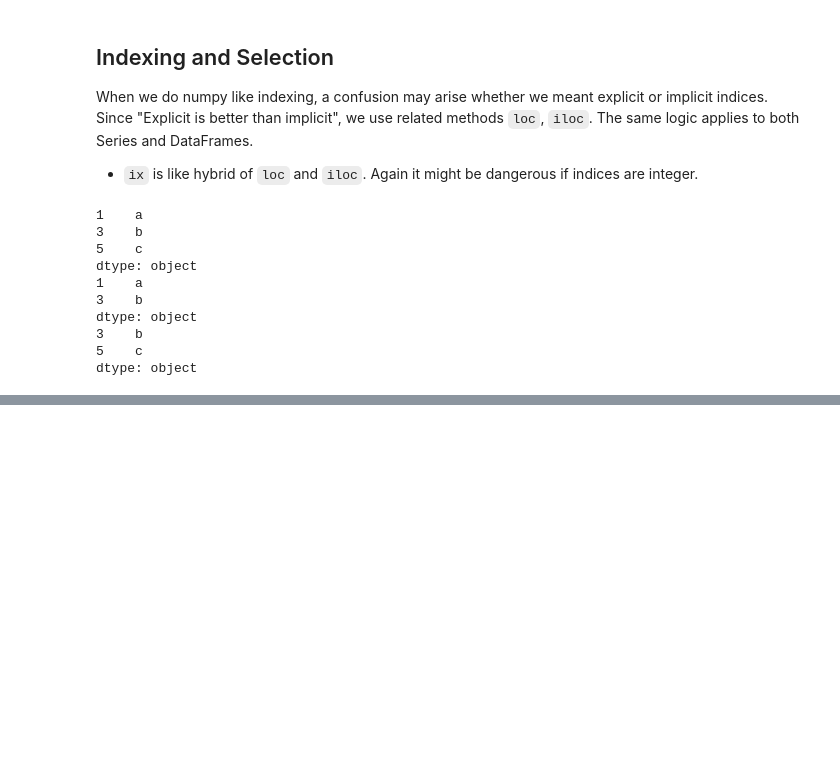
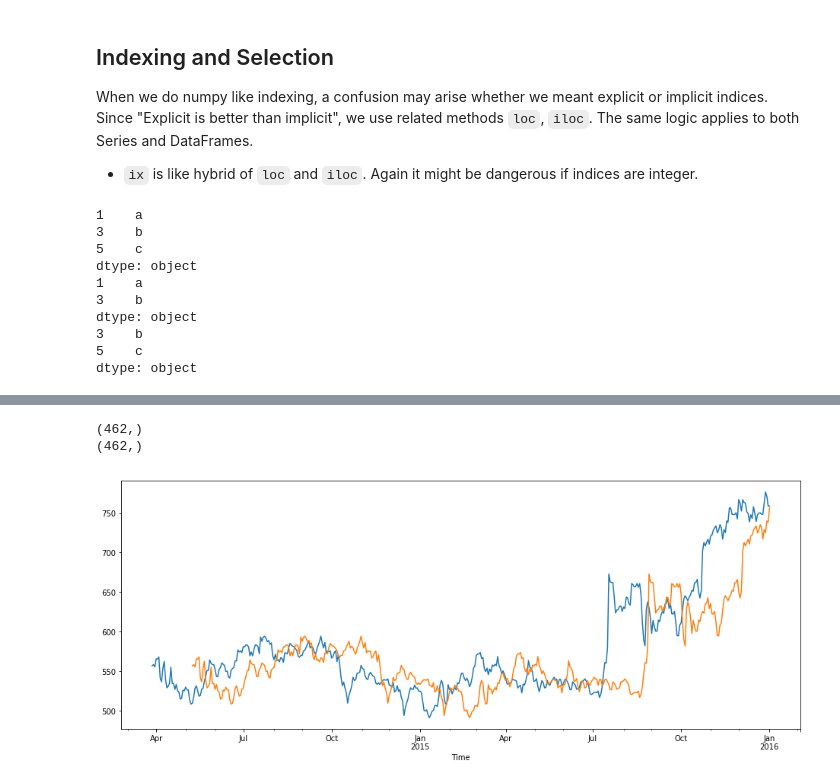
Before and after one commit to seljukgulcan/python-data-science-handbook-notes, a Jupyter notebook: pandas.ipynb, the cells around one changed output, grey strips where cells are left out. Saved outputs shown, nothing was run; the diff lists cells and outputs as text; code cells hidden in the pictures; blank space fills up the shorter version.

```diff
--- a/pandas.ipynb
+++ b/pandas.ipynb
@@ -152,0 +229,15 @@ TypeError: Cannot convert input [('GOOG', Timestamp('2014-03-27 00:00:00'))] of
+# %%
+# Shifting
+
+close_30_ahead = close.shift(30)
+
+print(close.shape)
+print(close_30_ahead.shape)
+
+close.plot(figsize=(16,6))
+close_30_ahead.plot()
+plt.show()
+# %% [output]
+(462,)
+(462,)
+[figure, added]
```
Also changed, not shown: parts of 14 cells of this notebook.
